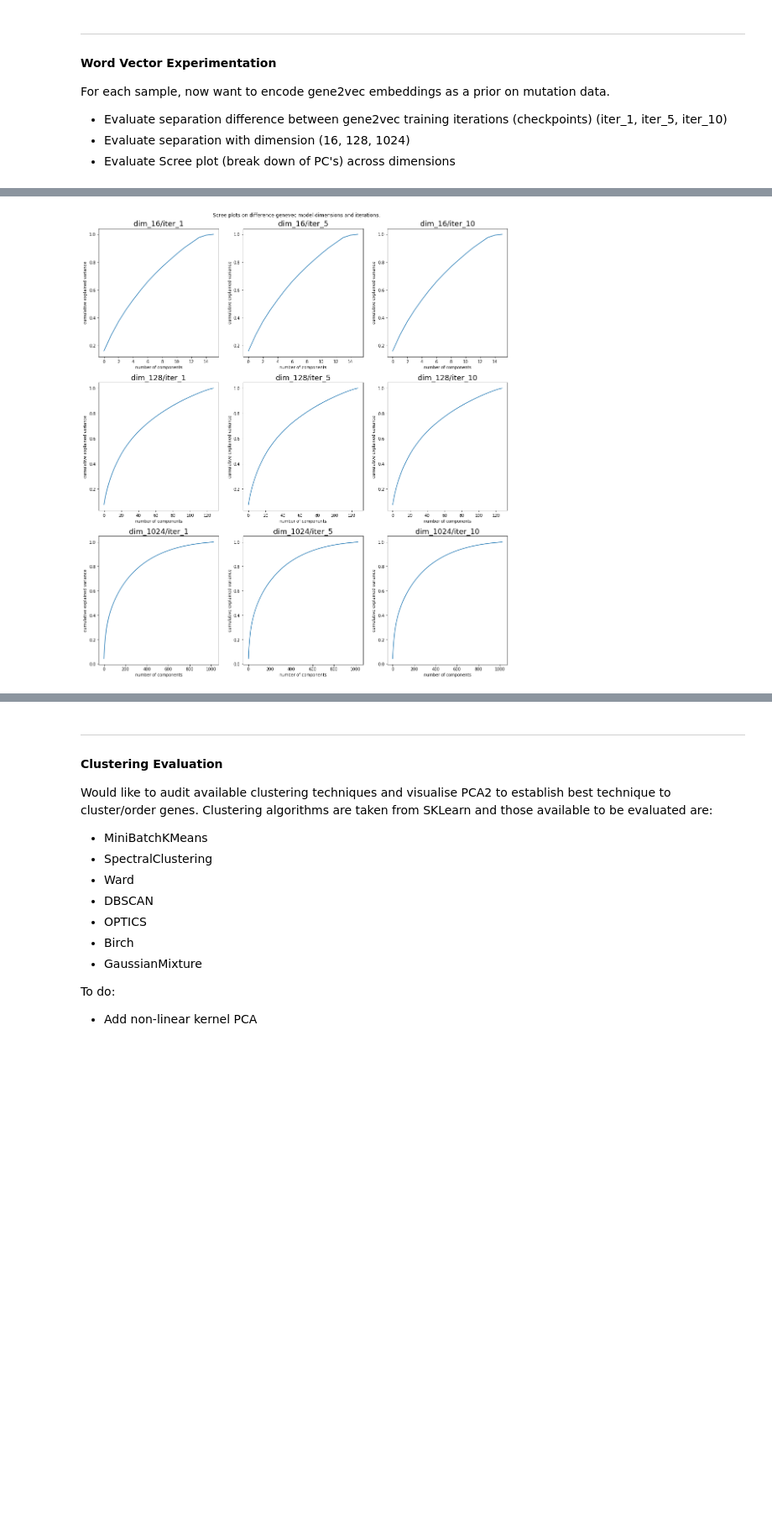
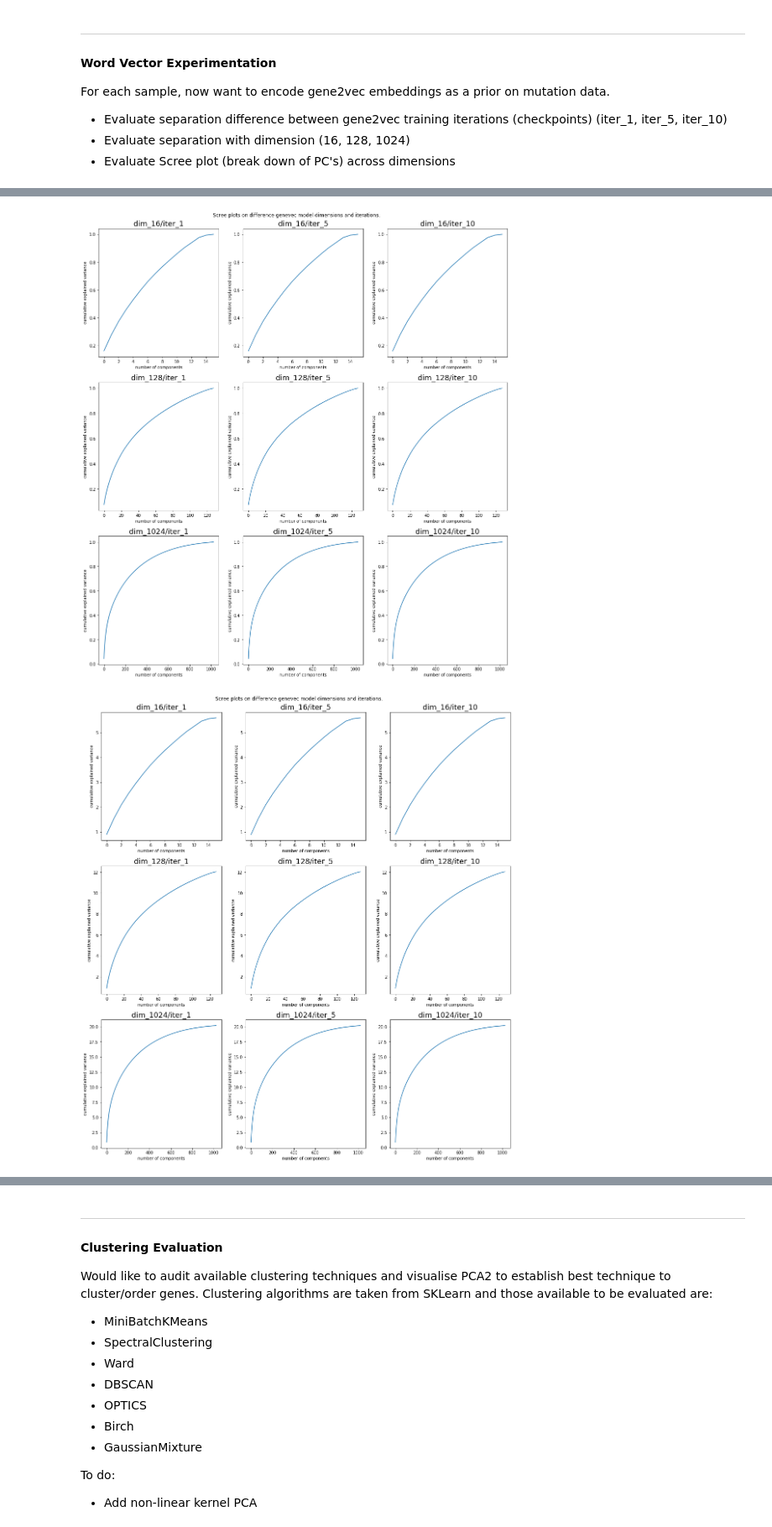
Before and after one commit to athon-millane/thesis, a Jupyter notebook: notebooks/1_distributed_genes/2.1_gene_vectors.ipynb, the cells around one changed output, grey strips where cells are left out. Shown at 84% size. Drawn from its saved outputs; the diff is of its cells as text; code cells hidden in the pictures; blank space fills up the shorter version.

```diff
--- a/notebooks/1_distributed_genes/2.1_gene_vectors.ipynb
+++ b/notebooks/1_distributed_genes/2.1_gene_vectors.ipynb
@@ -30,6 +32,8 @@ For each sample, now want to encode gene2vec embeddings as a prior on mutation d
 # %%
 vis_pca2_genevec()
 vis_scree_genevec()
+vis_scree_genevec(ratio=False)
 # %% [output]
 [figure]
 [figure]
+[figure, added]
```
Also changed, not shown: parts of 38 cells of this notebook, 45 other files.
